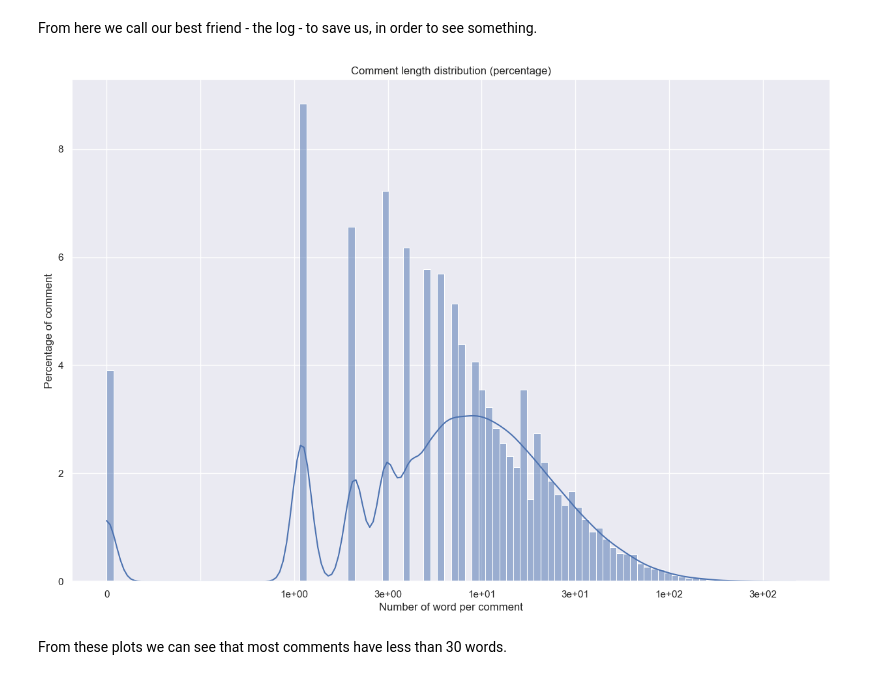
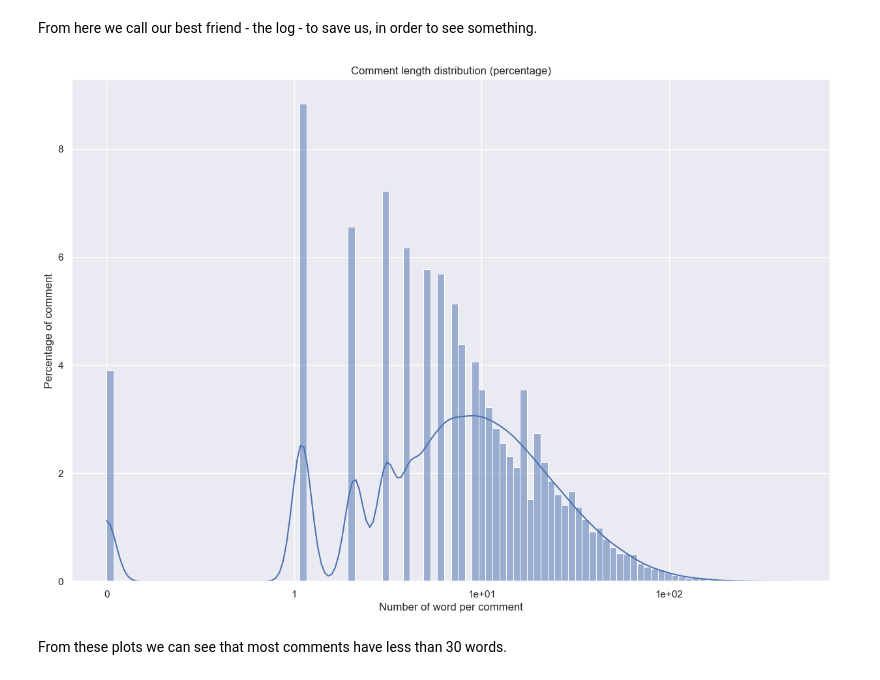
Before and after one commit to epfl-ada/ada-2023-project-abracadabra, a Jupyter notebook: P2_submission.ipynb, the cells around one changed output. Drawn from its saved outputs; the diff is of its cells as text; code cells hidden in the pictures.

```diff
--- a/P2_submission.ipynb
+++ b/P2_submission.ipynb
@@ -1045,21 +1124,21 @@ From here we call our best friend - the log - to save us, in order to see someth
 # %%
 log_shift = 0.1
 vector_size_plot = stat_df.Vector_Size + log_shift
 
 fig, ax = plt.subplots(figsize=(15,10))
 sns.histplot(data=vector_size_plot, kde=True, stat='percent', log_scale=(True, False), bins=100, ax=ax) #j'ai pris 10 arbitrairement, à changer au besoin
 ax.set_title('Comment length distribution (percentage)')
 ax.set_xlabel('Number of word per comment')
 ax.set_ylabel('Percentage of comment')
 ax.set_xscale('log')
-ticks = np.power(10, np.arange(np.log10(log_shift), np.ceil(np.log10(np.max(vector_size_plot))), 0.5))
+ticks = np.power(10, np.arange(np.log10(log_shift), np.ceil(np.log10(np.max(vector_size_plot))), 1))
 labels = [f'{tick:.0e}' for tick in ticks]
 labels[0] = '0'
-labels[1] = ''
+labels[1] = '1'
 ax.set_xticks(ticks, labels=labels)
 plt.show()
 # %% [output]
-[figure, old version]
+[figure, new version]
 # %% [markdown]
 From these plots we can see that most comments have less than 30 words.
 # %% [markdown]
```
Also changed, not shown: parts of 37 cells of this notebook, 1 other file.
